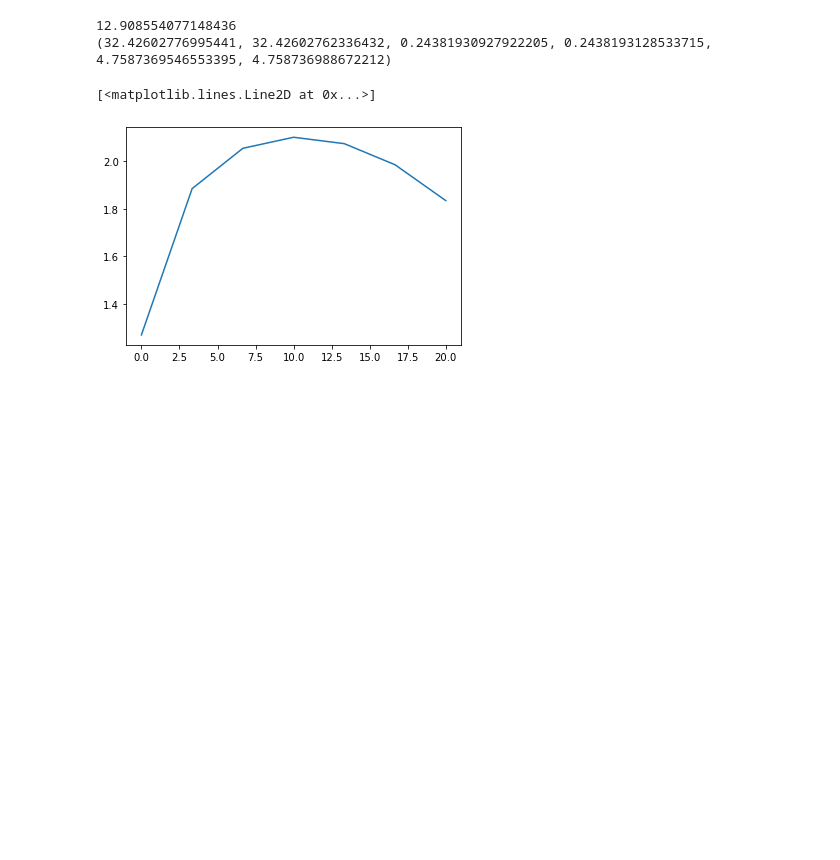
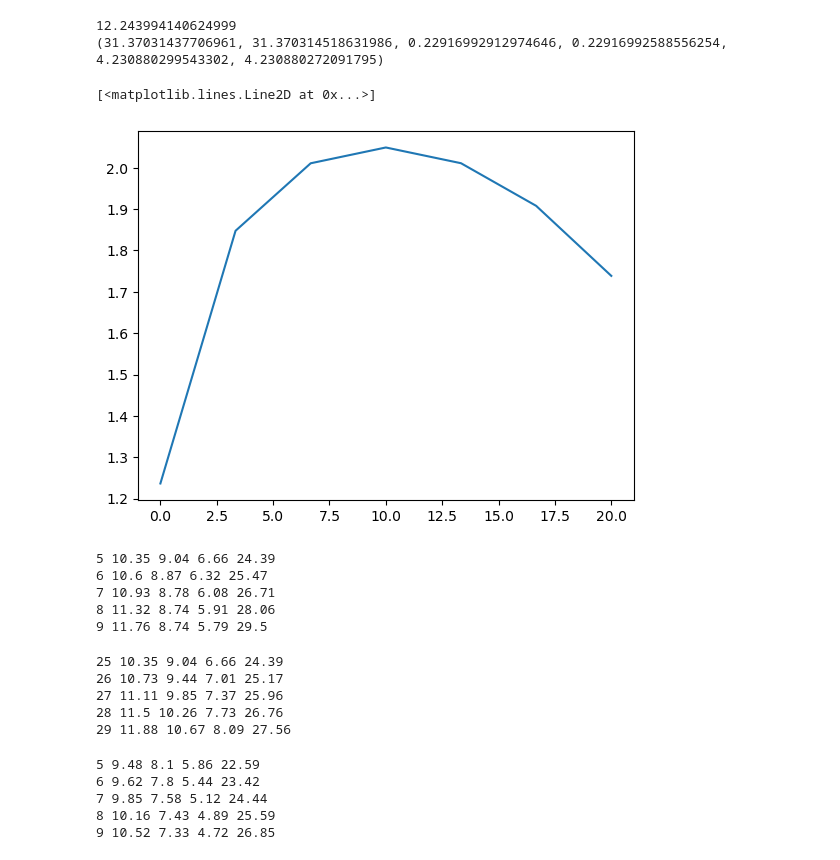
Before and after one commit to ericschulman/health_bargains, a Jupyter notebook: merger_model/logit_merger.ipynb, the cells around one changed output. Saved outputs shown, nothing was run; the diff lists cells and outputs as text; code cells hidden in the pictures; blank space fills up the shorter version.

```diff
--- a/merger_model/logit_merger.ipynb
+++ b/merger_model/logit_merger.ipynb
@@ -145,8 +145,8 @@ def calc_sharesm(p1, p2,  cost, wtp):
     assumes interior solution"""
     u1 = (wtp - p1)/cost
     u2 = (wtp - p2)/cost
-    s1 = np.exp(u1)/(np.exp(u1)+ np.exp(u2) + 1. )
-    s2 = np.exp(u2)/(np.exp(u1)+ np.exp(u2) + 1. )
+    s1 = np.exp(u1)/(np.exp(u1)+ np.exp(u2) + 1.25 )
+    s2 = np.exp(u2)/(np.exp(u1)+ np.exp(u2) + 1.25 )
 
     return s1,s2
 
@@ -161,33 +161,90 @@ def calc_profits_price_sharesm(phi1,cost,wtp,mc1):
     p = minimize(pi,[1,1],method='Nelder-Mead',tol=1e-6).x
     s1,s2 = calc_sharesm(p[0],p[1], cost, wtp)
     return p[0], p[1], s1 ,s2, s1*(p[0]-phi1 -mc1),s2*(p[1]-phi1 -mc1)
 
 
 def nash_in_nash_objm(phi1, cost, wtp, mc1, beta=.5):
     p1,p2,s1,s2,profits1,profits2 = calc_profits_price_sharesm(phi1, cost, wtp, mc1)
     hosp_profit = s1*phi1 +s2*phi1
     obj = -1*(np.log(hosp_profit)*(1-beta) + np.log(profits1+profits2)*beta)
     #print(obj)
     return obj
 
 def nash_in_nashm(cost,wtp,mc1):
     obj1 = lambda phi : nash_in_nash_objm(phi,cost,wtp,mc1)
     result = minimize(obj1,13,method='Nelder-Mead',tol=1e-6)
 
     return result.x[0]
 
 print(nash_in_nashm(10,25,0))
 print(calc_profits_price_sharesm(12.908554077148436,10,25,0))
 
 
 COST = 5
 WTP1 = 25
 MC1 = 0
 
 plt.plot([i for i in np.linspace(0,4*COST,num=7)],
          [-1*nash_in_nash_objm(i, COST,WTP1,MC1) for i in np.linspace(1,4*COST,num=7)])
 # %% [output]
-12.908554077148436
-(32.42602776995441, 32.42602762336432, 0.24381930927922205, 0.2438193128533715, 4.7587369546553395, 4.758736988672212)
+12.243994140624999
+(31.37031437706961, 31.370314518631986, 0.22916992912974646, 0.22916992588556254, 4.230880299543302, 4.230880272091795)
 [<matplotlib.lines.Line2D at 0x...>]
-[figure, old version]
+[figure, new version]
+# %%
+#l, merger
+
+COST = 5
+WTP = np.array([25,25])
+MC = np.array([0,0])
+
+
+for l in range(0,5):
+    monop_price = nash_in_nashm(COST+l,WTP[0],MC[0])
+    prem1, prem2, s1 ,s2, prof1, prof2 = calc_profits_price_sharesm(monop_price,COST+l,WTP[0],MC[0])
+    #print(monop_price,monop_prem,duop_price,duop_prem)
+    print(COST+l,round(monop_price,2),round(prof1+prof2,2),round((s1+s1)*monop_price,2),round(prem1,2))
+# %% [output]
+5 10.35 9.04 6.66 24.39
+6 10.6 8.87 6.32 25.47
+7 10.93 8.78 6.08 26.71
+8 11.32 8.74 5.91 28.06
+9 11.76 8.74 5.79 29.5
+# %%
+#v,merger
+
+COST = 5
+WTP = np.array([25,25])
+MC = np.array([0,0])
+
+#passive beliefs
+for l in range(0,5):
+    monop_price = nash_in_nashm(COST,WTP[0]+l,MC[0])
+    prem1, prem2, s1 ,s2, prof1, prof2 = calc_profits_price_sharesm(monop_price,COST,WTP[0]+l,MC[0])
+    #print(monop_price,monop_prem,duop_price,duop_prem)
+    print(WTP[0]+l,round(monop_price,2),round(prof1+prof2,2),round((s1+s1)*monop_price,2),round(prem1,2))
+# %% [output]
+25 10.35 9.04 6.66 24.39
+26 10.73 9.44 7.01 25.17
+27 11.11 9.85 7.37 25.96
+28 11.5 10.26 7.73 26.76
+29 11.88 10.67 8.09 27.56
+# %%
+#l, monopoly
+
+COST = 5
+WTP = np.array([25,25])
+MC = np.array([0,0])
+
+
+for l in range(0,5):
+    monop_price = nash_in_nash1(COST+l,WTP[0],MC[0])
+    prem1, s1, prof1 = calc_profits_price_shares1(monop_price,COST+l,WTP[0],MC[0])
+    #print(monop_price,monop_prem,duop_price,duop_prem)
+    print(COST+l,round(monop_price,2),round(prof1,2),round((s1)*monop_price,2),round(prem1,2))
+# %% [output]
+5 9.48 8.1 5.86 22.59
+6 9.62 7.8 5.44 23.42
+7 9.85 7.58 5.12 24.44
+8 10.16 7.43 4.89 25.59
+9 10.52 7.33 4.72 26.85
```
Also changed, not shown: parts of 7 cells of this notebook, 18 other files.
